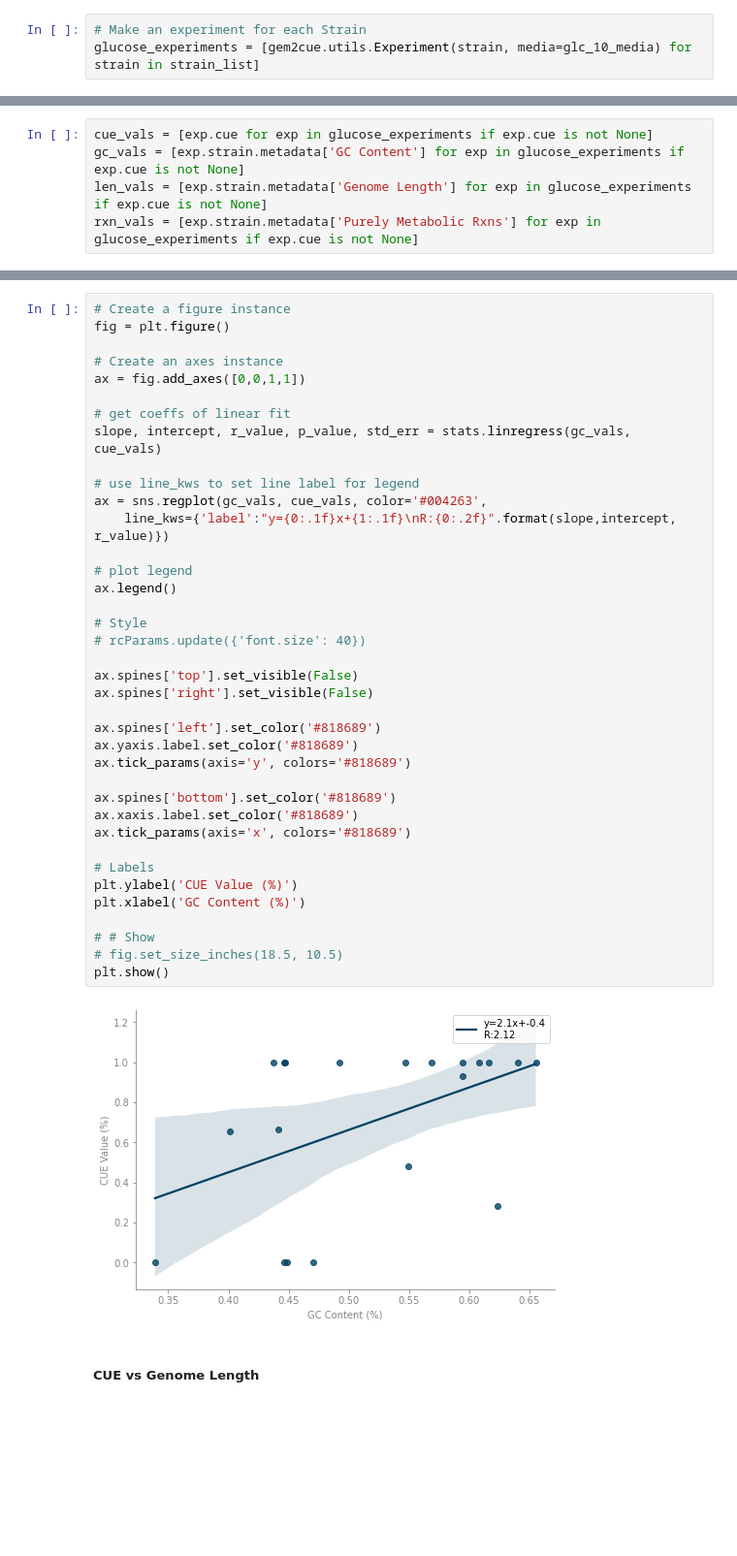
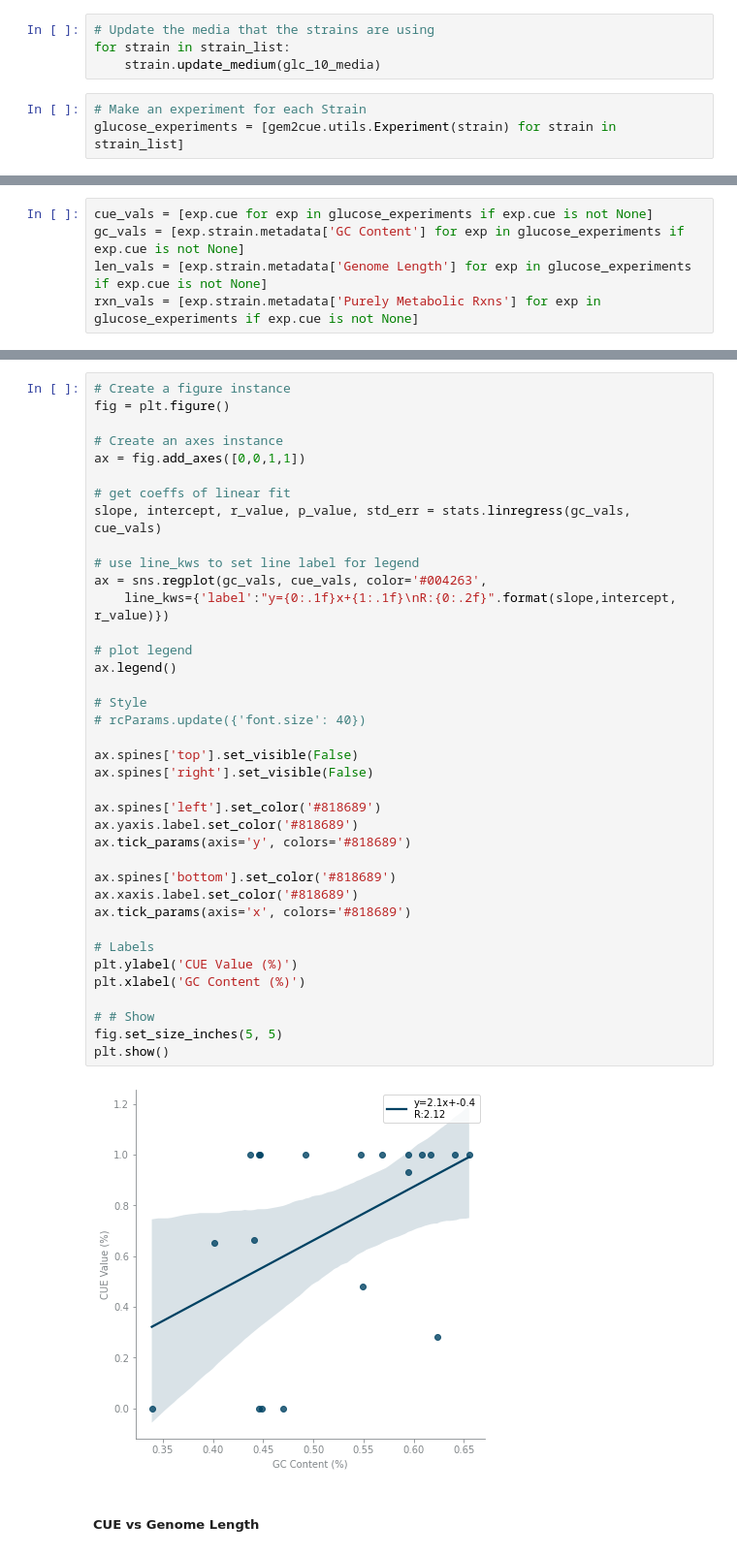
Before and after one commit to hgscott/GRC-2022, a Jupyter notebook: IAMM_library_analysis.ipynb, the cells around one changed output, grey strips where cells are left out. Shown: that part at 97% size. Saved outputs shown, nothing was run; the diff lists cells and outputs as text; blank space fills up the shorter version.

```diff
--- a/IAMM_library_analysis.ipynb
+++ b/IAMM_library_analysis.ipynb
@@ -116,9 +116,13 @@ glc_10_media = gem2cue.utils.Media({
  'EX_so4_e': 1000.0,
  'EX_tsul_e': 1000.0,
  'EX_zn2_e': 1000.0})
+# %%
+# Update the media that the strains are using
+for strain in strain_list:
+	strain.update_medium(glc_10_media)
 # %%
 # Make an experiment for each Strain
-glucose_experiments = [gem2cue.utils.Experiment(strain, media=glc_10_media) for strain in strain_list]
+glucose_experiments = [gem2cue.utils.Experiment(strain) for strain in strain_list]
 # %%
 # Run it and look at the biomasses again
 for exp in glucose_experiments:
@@ -194,35 +198,35 @@ ax = fig.add_axes([0,0,1,1])
 slope, intercept, r_value, p_value, std_err = stats.linregress(gc_vals, cue_vals)
 
 # use line_kws to set line label for legend
 ax = sns.regplot(gc_vals, cue_vals, color='#004263',
 	line_kws={'label':"y={0:.1f}x+{1:.1f}\nR:{0:.2f}".format(slope,intercept, r_value)})
 
 # plot legend
 ax.legend()
 
 # Style
 # rcParams.update({'font.size': 40})
 
 ax.spines['top'].set_visible(False)
 ax.spines['right'].set_visible(False)
 
 ax.spines['left'].set_color('#818689')
 ax.yaxis.label.set_color('#818689')
 ax.tick_params(axis='y', colors='#818689')
 
 ax.spines['bottom'].set_color('#818689')
 ax.xaxis.label.set_color('#818689')
 ax.tick_params(axis='x', colors='#818689')
 
 # Labels
 plt.ylabel('CUE Value (%)')
 plt.xlabel('GC Content (%)')
 
 # # Show
-# fig.set_size_inches(18.5, 10.5)
+fig.set_size_inches(5, 5)
 plt.show()
 # %% [output]
-[figure, old version]
+[figure, new version]
 # %% [markdown]
 ##### CUE vs Genome Length
 # %%
```
Also changed, not shown: parts of 2 cells of this notebook, 5 other files.
